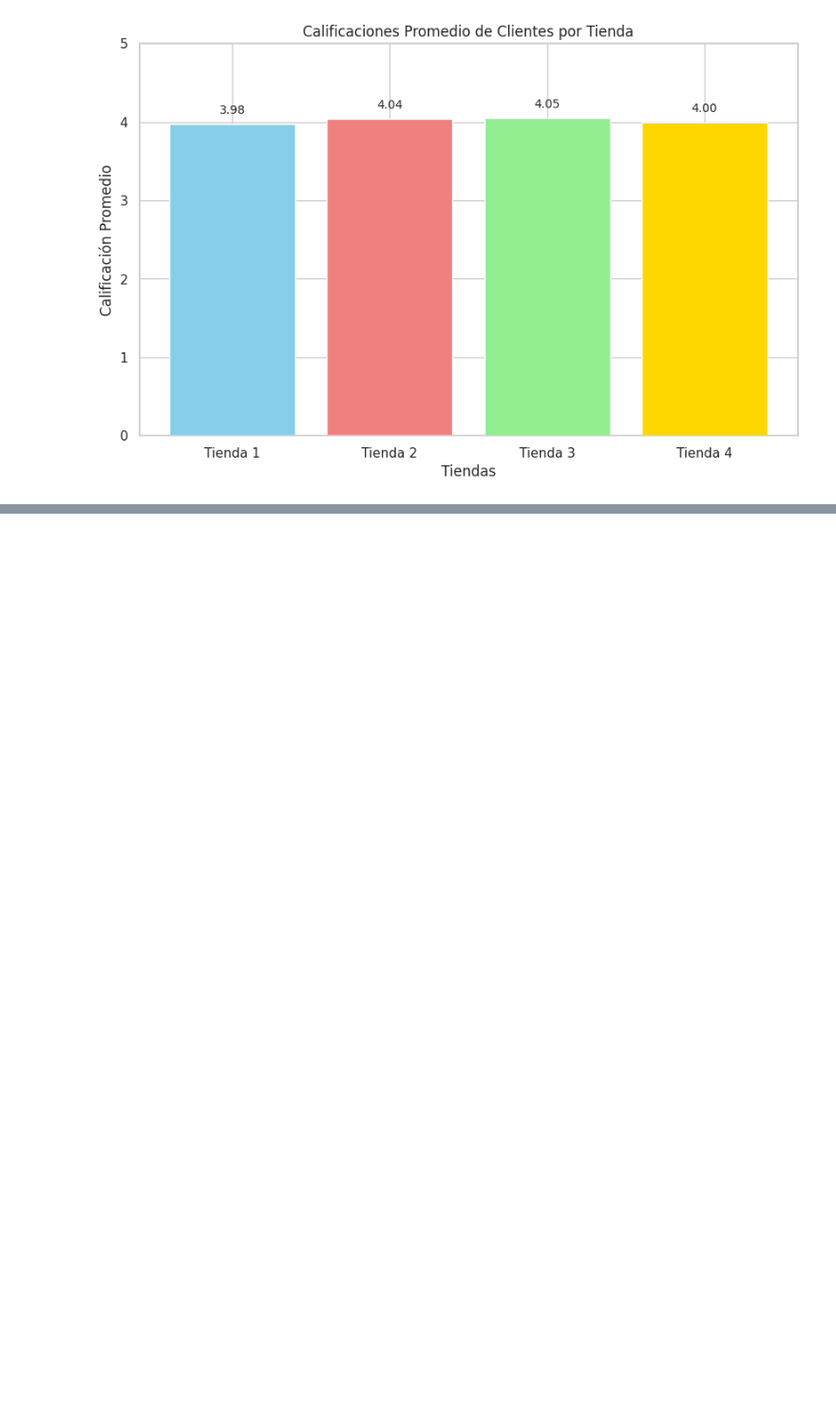
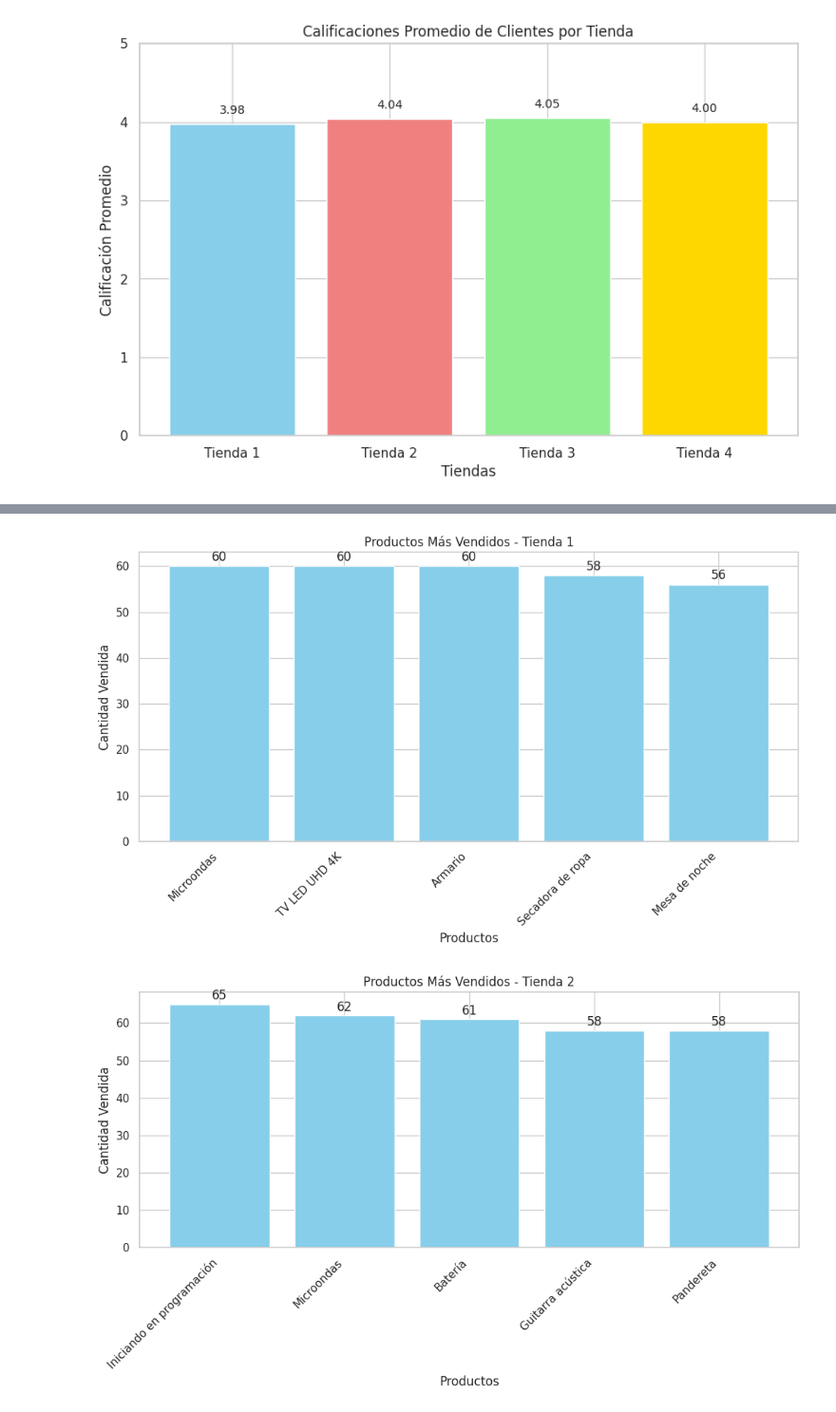
Before and after one commit to Katerincasas/challenge-ciencia-de-datos, a Jupyter notebook: analisis_tienda.ipynb, the cells around one changed output, grey strips where cells are left out. Shown: that part at 95% size. Drawn from its saved outputs; the diff is of its cells as text; code cells hidden in the pictures; blank space fills up the shorter version.

```diff
--- a/analisis_tienda.ipynb
+++ b/analisis_tienda.ipynb
@@ -270,0 +229,34 @@ plot_top_bottom_products(tienda4, 'Tienda 4')
+# %%
+# prompt: genera grafico de  Productos Más Vendidos en las 4 tiendas , coloca una etiqueta con el valor en cada barra
+
+import pandas as pd
+import matplotlib.pyplot as plt
+
+# ... (previous code)
+
+# Productos más vendidos por tienda (top 5)
+def plot_top_products(df, tienda_num):
+    top_products = df['Producto'].value_counts().head(5)
+    plt.figure(figsize=(10, 6))
+    bars = plt.bar(top_products.index, top_products.values, color='skyblue')
+    plt.xlabel("Productos")
+    plt.ylabel("Cantidad Vendida")
+    plt.title(f"Productos Más Vendidos - Tienda {tienda_num}")
+    plt.xticks(rotation=45, ha='right')  # Rotar etiquetas del eje x
+    plt.tight_layout() # Ajustar el diseño
+
+    # Agregar etiquetas de valor encima de cada barra
+    for bar in bars:
+        yval = bar.get_height()
+        plt.text(bar.get_x() + bar.get_width()/2, yval + 0.5, yval, ha='center', va='bottom')
+
+    plt.show()
+
+
+plot_top_products(tienda, 1)
+plot_top_products(tienda2, 2)
+plot_top_products(tienda3, 3)
+plot_top_products(tienda4, 4)
+# %% [output]
+[figure, added]
+[figure, added]
```
Also changed, not shown: parts of 4 cells of this notebook.
